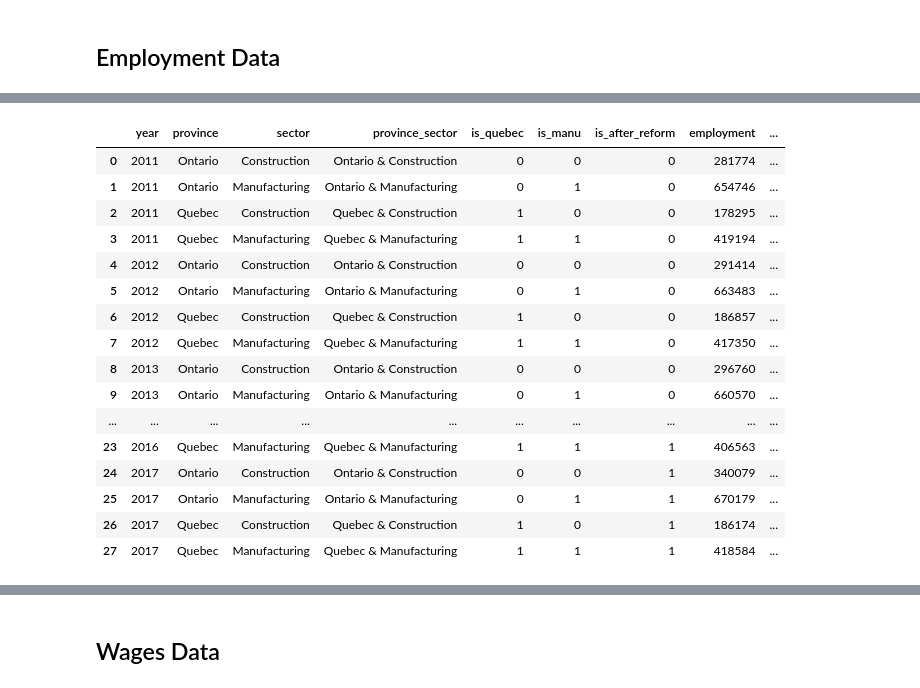
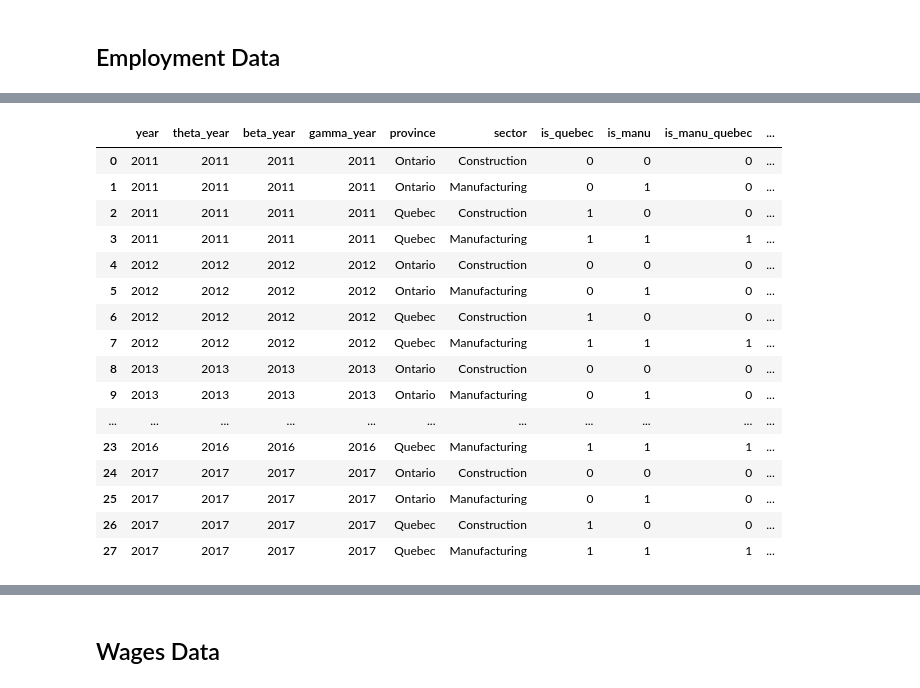
Before and after one commit to ting486/Corporate-Tax-Cuts-for-Small-Businesses-in-Quebec, a Jupyter notebook: Tax_Cuts_on_the_Economy_Code.ipynb, the cells around one changed output, grey strips where cells are left out. Cells and saved outputs as stored; diff of their text form; code cells hidden in the pictures.

```diff
--- a/Tax_Cuts_on_the_Economy_Code.ipynb
+++ b/Tax_Cuts_on_the_Economy_Code.ipynb
@@ -14,4 +25 @@ import statsmodels
 import statsmodels.formula.api as smf
-# %%
-# display all float values in Pandas dataframe to 2 demical places
-pd.options.display.float_format = "{:,.2f}".format
@@ -127,31 +133,30 @@ memory usage: 26.4+ KB
 # %%
-# aggregate df_emp_monthly by year to get annual employment;
-# aggregate by mean to get an estimate of the acutal annual employment
-df_emp = df_emp_monthly.groupby(['year', 'province', 'sector', 'province_sector', 'is_quebec',
-                                 'is_manu', 'is_after_reform']).mean('employment').reset_index()
+# Since the employment is monthly data, for each sector and province combination, calculate its mean employment over each year
+# to get an estimate of the acutal annual employment per sector-province combination
+df_emp = df_emp_monthly.groupby(['year', 'theta_year', 'beta_year', 'gamma_year',
+                                 'province', 'sector', 'is_quebec', 'is_manu',
+                                 'is_manu_quebec', 'is_after_reform']).mean('employment').reset_index()
 df_emp['employment'] = df_emp['employment'].astype(int)
+
+# compute Log(employment)
 df_emp['log_employment'] = np.log(df_emp['employment'])
 
-df_emp_2013 = df_emp[['is_quebec', 'is_manu', 'log_employment']].loc[df_emp['year'] == 2013]
-df_emp = df_emp.merge(df_emp_2013, how='left', on=['is_quebec', 'is_manu'], suffixes=('', '_2013'))
-df_emp['log_employment_norm'] = df_emp['log_employment'] - df_emp['log_employment_2013']
-
 df_emp
 # %% [output]
-|  | year | province | sector | province_sector | is_quebec | is_manu | is_after_reform | employment | ... |
-| 0 | 2011 | Ontario | Construction | Ontario & Construction | 0 | 0 | 0 | 281774 | ... |
-| 1 | 2011 | Ontario | Manufacturing | Ontario & Manufacturing | 0 | 1 | 0 | 654746 | ... |
-| 2 | 2011 | Quebec | Construction | Quebec & Construction | 1 | 0 | 0 | 178295 | ... |
-| 3 | 2011 | Quebec | Manufacturing | Quebec & Manufacturing | 1 | 1 | 0 | 419194 | ... |
-| 4 | 2012 | Ontario | Construction | Ontario & Construction | 0 | 0 | 0 | 291414 | ... |
-| 5 | 2012 | Ontario | Manufacturing | Ontario & Manufacturing | 0 | 1 | 0 | 663483 | ... |
-| 6 | 2012 | Quebec | Construction | Quebec & Construction | 1 | 0 | 0 | 186857 | ... |
-| 7 | 2012 | Quebec | Manufacturing | Quebec & Manufacturing | 1 | 1 | 0 | 417350 | ... |
-| 8 | 2013 | Ontario | Construction | Ontario & Construction | 0 | 0 | 0 | 296760 | ... |
-| 9 | 2013 | Ontario | Manufacturing | Ontario & Manufacturing | 0 | 1 | 0 | 660570 | ... |
-| ... | ... | ... | ... | ... | ... | ... | ... | ... | ... |
-| 23 | 2016 | Quebec | Manufacturing | Quebec & Manufacturing | 1 | 1 | 1 | 406563 | ... |
-| 24 | 2017 | Ontario | Construction | Ontario & Construction | 0 | 0 | 1 | 340079 | ... |
-| 25 | 2017 | Ontario | Manufacturing | Ontario & Manufacturing | 0 | 1 | 1 | 670179 | ... |
-| 26 | 2017 | Quebec | Construction | Quebec & Construction | 1 | 0 | 1 | 186174 | ... |
-| 27 | 2017 | Quebec | Manufacturing | Quebec & Manufacturing | 1 | 1 | 1 | 418584 | ... |
+|  | year | theta_year | beta_year | gamma_year | province | sector | is_quebec | is_manu | is_manu_quebec | ... |
+| 0 | 2011 | 2011 | 2011 | 2011 | Ontario | Construction | 0 | 0 | 0 | ... |
+| 1 | 2011 | 2011 | 2011 | 2011 | Ontario | Manufacturing | 0 | 1 | 0 | ... |
+| 2 | 2011 | 2011 | 2011 | 2011 | Quebec | Construction | 1 | 0 | 0 | ... |
+| 3 | 2011 | 2011 | 2011 | 2011 | Quebec | Manufacturing | 1 | 1 | 1 | ... |
+| 4 | 2012 | 2012 | 2012 | 2012 | Ontario | Construction | 0 | 0 | 0 | ... |
+| 5 | 2012 | 2012 | 2012 | 2012 | Ontario | Manufacturing | 0 | 1 | 0 | ... |
+| 6 | 2012 | 2012 | 2012 | 2012 | Quebec | Construction | 1 | 0 | 0 | ... |
+| 7 | 2012 | 2012 | 2012 | 2012 | Quebec | Manufacturing | 1 | 1 | 1 | ... |
+| 8 | 2013 | 2013 | 2013 | 2013 | Ontario | Construction | 0 | 0 | 0 | ... |
+| 9 | 2013 | 2013 | 2013 | 2013 | Ontario | Manufacturing | 0 | 1 | 0 | ... |
+| ... | ... | ... | ... | ... | ... | ... | ... | ... | ... | ... |
+| 23 | 2016 | 2016 | 2016 | 2016 | Quebec | Manufacturing | 1 | 1 | 1 | ... |
+| 24 | 2017 | 2017 | 2017 | 2017 | Ontario | Construction | 0 | 0 | 0 | ... |
+| 25 | 2017 | 2017 | 2017 | 2017 | Ontario | Manufacturing | 0 | 1 | 0 | ... |
+| 26 | 2017 | 2017 | 2017 | 2017 | Quebec | Construction | 1 | 0 | 0 | ... |
+| 27 | 2017 | 2017 | 2017 | 2017 | Quebec | Manufacturing | 1 | 1 | 1 | ... |
```
Also changed, not shown: parts of 77 cells of this notebook.
